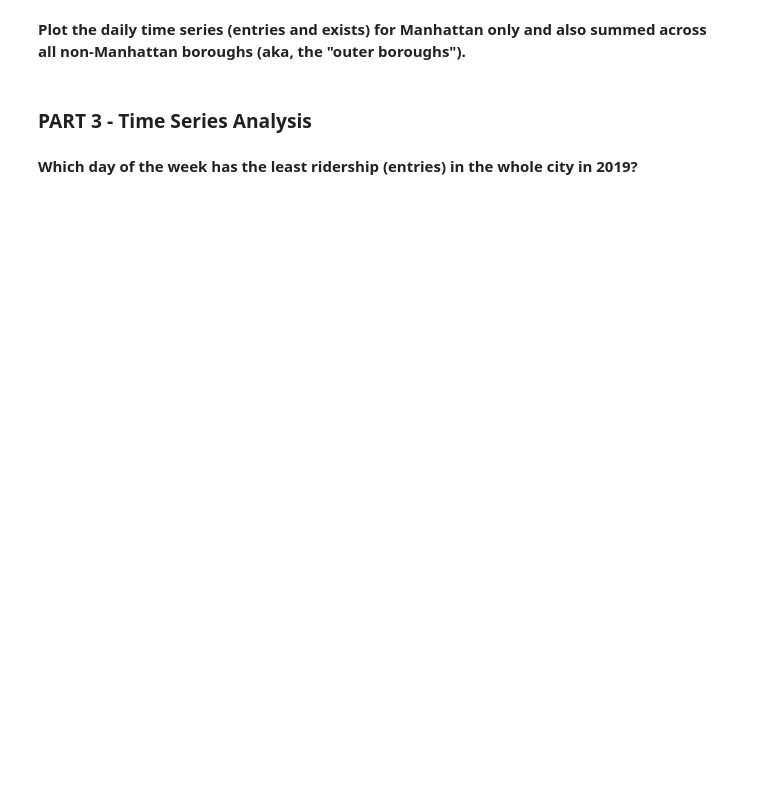
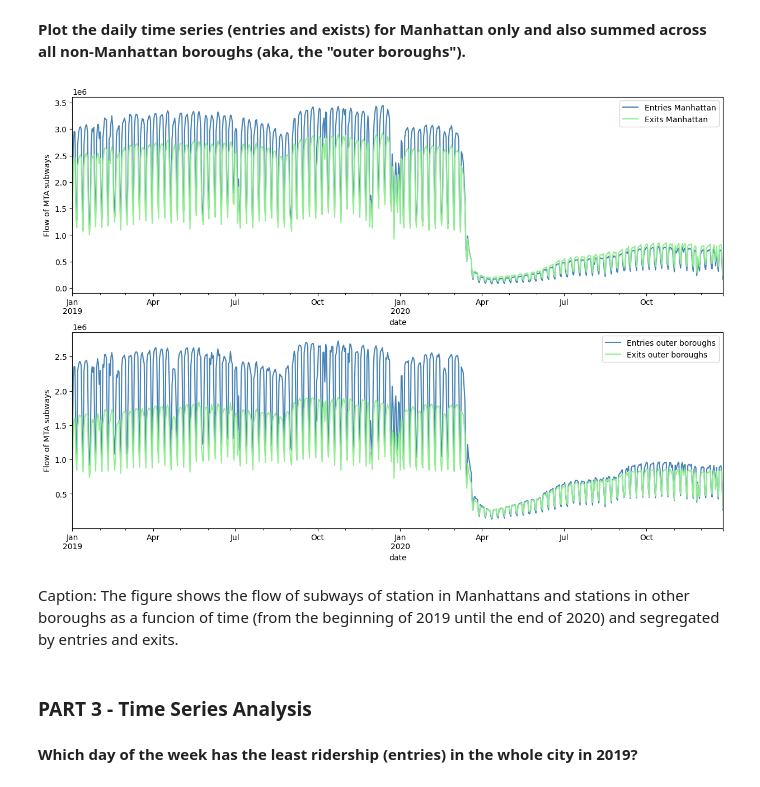
Before and after one commit to ReidelVichot/DSTEP23, a Jupyter notebook: assignments/dstep23_assignment_04_RVichot.ipynb, the cells around one changed output. Saved outputs shown, nothing was run; the diff lists cells and outputs as text; code cells hidden in the pictures; blank space fills up the shorter version.

```diff
--- a/assignments/dstep23_assignment_04_RVichot.ipynb
+++ b/assignments/dstep23_assignment_04_RVichot.ipynb
@@ -230,3 +272,17 @@ array(['Q', 'Bk', 'M', 'Bx', 'SI'], dtype=object)
+# %%
+fig, ax = plt.subplots(2, 1, figsize=(15, 10))
+ax[0].set_ylabel("Flow of MTA subways")
+mta_M.plot("date", "entries", label = "Entries Manhattan", ax=ax[0], c = "steelblue")
+mta_M.plot("date", "exits",  label = "Exits Manhattan", ax=ax[0], c = "lightgreen")
+ax[1].set_ylabel("Flow of MTA subways")
+mta_O.plot("date", "entries", label = "Entries outer boroughs", ax=ax[1], c = "steelblue")
+mta_O.plot("date", "exits",  label = "Exits outer boroughs", ax=ax[1], c = "lightgreen")
+
+fig.show()
+# %% [output]
+[figure, added]
+# %% [markdown]
+Caption: The figure shows the flow of subways of station in Manhattans and stations in other boroughs as a funcion of time (from the beginning of 2019 until the end of 2020) and segregated by entries and exits.
 # %% [markdown]
 ### **PART 3 - Time Series Analysis**
 # %% [markdown]
```
Also changed, not shown: parts of 19 cells of this notebook.
